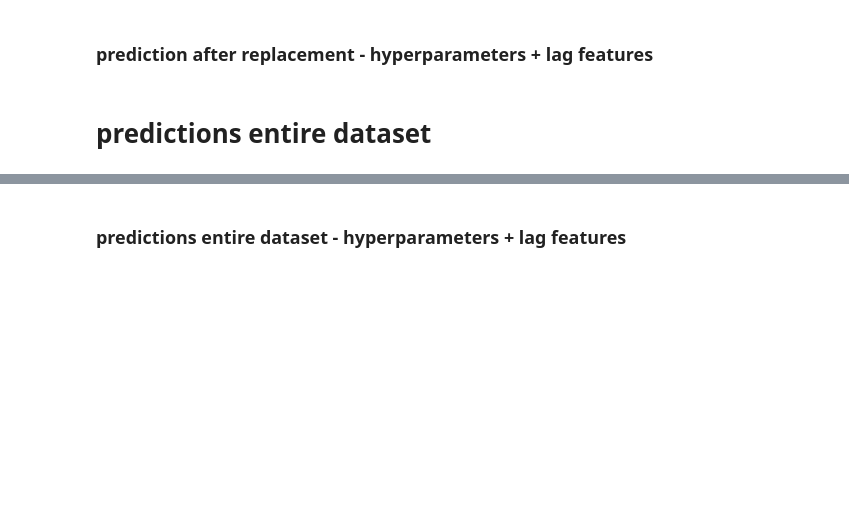
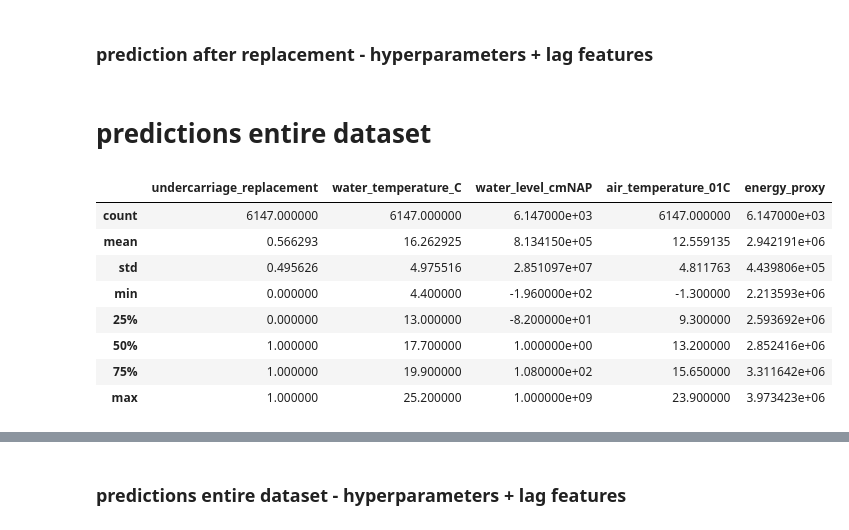
Before and after one commit to Jimmaphy/hz-krammersluis, a Jupyter notebook: src/RandomForestRegressor.ipynb, the cells around one changed output, grey strips where cells are left out. Drawn from its saved outputs; the diff is of its cells as text; code cells hidden in the pictures; blank space fills up the shorter version.

```diff
--- a/src/RandomForestRegressor.ipynb
+++ b/src/RandomForestRegressor.ipynb
@@ -176,8 +200,18 @@ plot.scatter(y_pred, y_test, alpha=0.4)
 # %% [markdown]
 # predictions entire dataset
 # %%
-all_water_data = pandas.read_csv('./waterinfo/cleaned_all.csv')
+all_water_data = pandas.read_csv('../data/cleaned_all.csv')
 all_water_data.describe()
+# %% [output]
+|  | undercarriage_replacement | water_temperature_C | water_level_cmNAP | air_temperature_01C | energy_proxy |
+| count | 6147.000000 | 6147.000000 | 6.147000e+03 | 6147.000000 | 6.147000e+03 |
+| mean | 0.566293 | 16.262925 | 8.134150e+05 | 12.559135 | 2.942191e+06 |
+| std | 0.495626 | 4.975516 | 2.851097e+07 | 4.811763 | 4.439806e+05 |
+| min | 0.000000 | 4.400000 | -1.960000e+02 | -1.300000 | 2.213593e+06 |
+| 25% | 0.000000 | 13.000000 | -8.200000e+01 | 9.300000 | 2.593692e+06 |
+| 50% | 1.000000 | 17.700000 | 1.000000e+00 | 13.200000 | 2.852416e+06 |
+| 75% | 1.000000 | 19.900000 | 1.080000e+02 | 15.650000 | 3.311642e+06 |
+| max | 1.000000 | 25.200000 | 1.000000e+09 | 23.900000 | 3.973423e+06 |
 # %%
 # Separating features and target
 X = all_water_data['water_temperature_C'].values.reshape(-1, 1)
```
Also changed, not shown: parts of 9 cells of this notebook, 5 other files.
